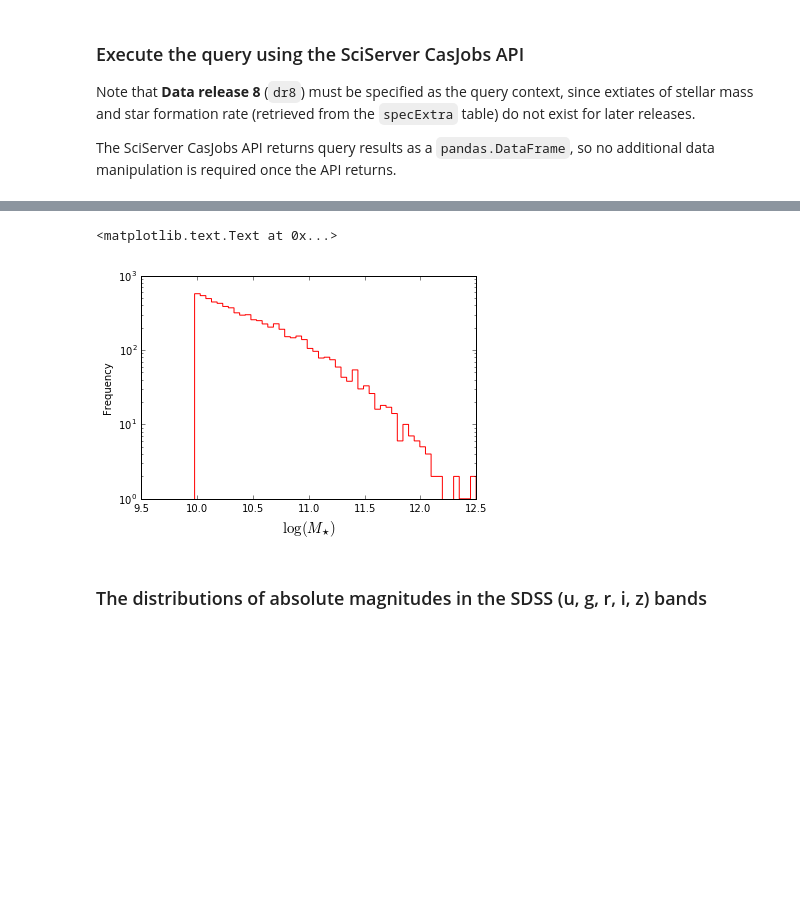
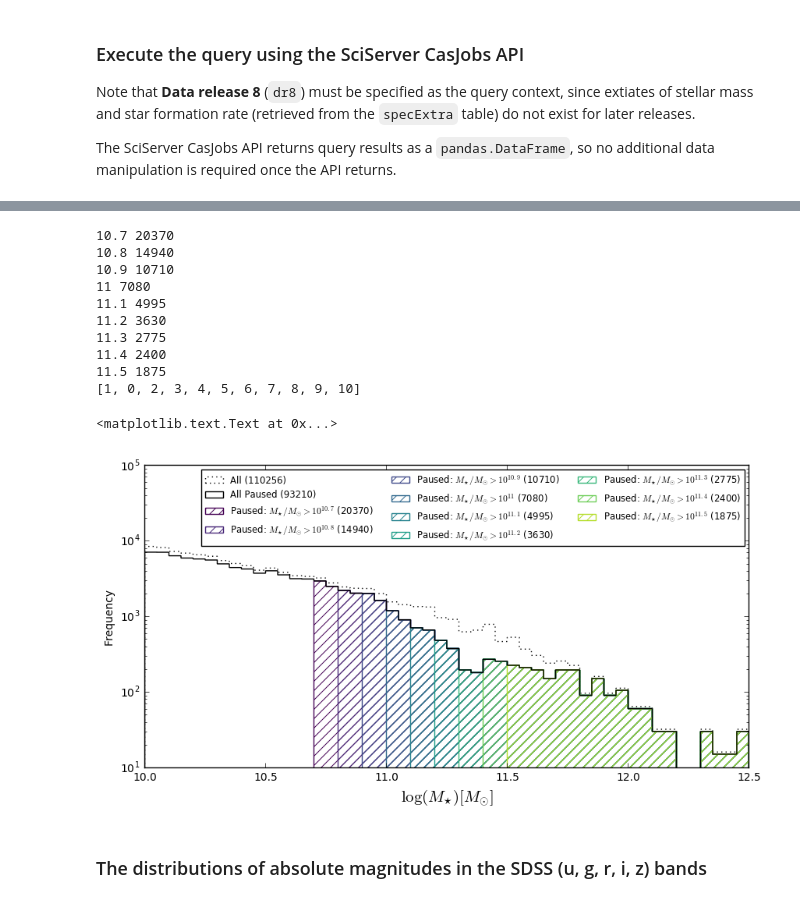
Before and after one commit to AstroZooMin/HughDickinsonMisc, a Jupyter notebook: SloanIllustrisNotebooks/IllustrisRawDistributions.ipynb, the cells around one changed output, grey strips where cells are left out. Saved outputs shown, nothing was run; the diff lists cells and outputs as text; code cells hidden in the pictures; blank space fills up the shorter version.

```diff
--- a/SloanIllustrisNotebooks/IllustrisRawDistributions.ipynb
+++ b/SloanIllustrisNotebooks/IllustrisRawDistributions.ipynb
@@ -307,12 +337,48 @@ array(['z', 'zErr', 'zWarning', 'petroMag_u', 'petroMag_g', 'petroMag_r',
 # %%
 hubbleConstant = 0.74
-# %%
-illustrisStellarMasses = np.log10(10**10*(fullIllustrisWebServiceDataFrame["mass_stars"]/hubbleConstant))
-illustrisStellarMasses.plot.hist(bins=50, histtype='step', logy=True, fill=False, color='r')
-plt.xlabel(r'$\log(M_{\star})$', size=15)
-# %% [output]
-<matplotlib.text.Text at 0x...>
-[figure, removed]
+# %%
+gc.collect()
+illustrisStellarMassesFrame['logstellarmasses'] = np.log10(10**10*(illustrisStellarMassesFrame["mass_stars"]/hubbleConstant))
+pausedIllustrisStellarMassesFrame = illustrisStellarMassesFrame[illustrisStellarMassesFrame['state'] == 'paused']
+
+thresholds = (10.7, 10.8, 10.9, 11, 11.1, 11.2, 11.3, 11.4, 11.5)
+
+thresholdedPausedIllustrisStellarMasses = { threshold : pausedIllustrisStellarMassesFrame[pausedIllustrisStellarMassesFrame['logstellarmasses'] > threshold]['logstellarmasses'] for threshold in thresholds}
+
+unpauseSubsetFigure = plt.figure(figsize=(10,5))
+
+unpauseSubsetAxes = pausedIllustrisStellarMassesFrame['logstellarmasses'].plot.hist(zorder=2, bins=50, histtype='step', logy=True, fill=False, color='k', range=(10, 12.5), label='All Paused ({})'.format(len(pausedIllustrisStellarMassesFrame.index)))
+illustrisStellarMassesFrame['logstellarmasses'].plot.hist(zorder=1, bins=50, histtype='step', ls='dotted', logy=True, fill=False, color='k', range=(10, 12.5), label='All ({})'.format(len(illustrisStellarMassesFrame.index)))
+
+cmap = matplotlib.cm.get_cmap('viridis')
+
+for index, threshold in enumerate(sorted(thresholdedPausedIllustrisStellarMasses)) :
+    print(threshold, len(thresholdedPausedIllustrisStellarMasses[threshold]))
+    plotColor=cmap(index/len(thresholdedPausedIllustrisStellarMasses))
+    thresholdedPausedIllustrisStellarMasses[threshold].plot.hist(zorder=1, fc=plotColor, ec=plotColor, bins=50, histtype='step', logy=True, fill=False, hatch='//', ax=unpauseSubsetAxes, range=(10, 12.5), label=r'Paused: $M_{}/M_{} > 10^{}{}{}$ ({})'.format(r'{\star}', r'{\odot}','{', threshold, '}', len(thresholdedPausedIllustrisStellarMasses[threshold])))
+
+lines, labels = unpauseSubsetAxes.get_legend_handles_labels()
+legendOrder=[1, 0]
+legendOrder.extend([position for position in range(2, len(lines))])
+print(legendOrder)
+
+unpauseSubsetAxes.legend([lines[position] for position in legendOrder], [labels[position] for position in legendOrder], loc='best', fontsize='small', ncol=3)
+unpauseSubsetAxes.set_ylim(10, 1e5)
+
+plt.xlabel(r'$\log(M_{\star})[M_{\odot}]$', size=15)
+# %% [output]
+10.7 20370
+10.8 14940
+10.9 10710
+11 7080
+11.1 4995
+11.2 3630
+11.3 2775
+11.4 2400
+11.5 1875
+[1, 0, 2, 3, 4, 5, 6, 7, 8, 9, 10]
+<matplotlib.text.Text at 0x...>
+[figure, added]
 # %% [markdown]
 ### The distributions of absolute magnitudes in the SDSS (u, g, r, i, z) bands
 # %%
```
Also changed, not shown: parts of 9 cells of this notebook, 7 other files.
